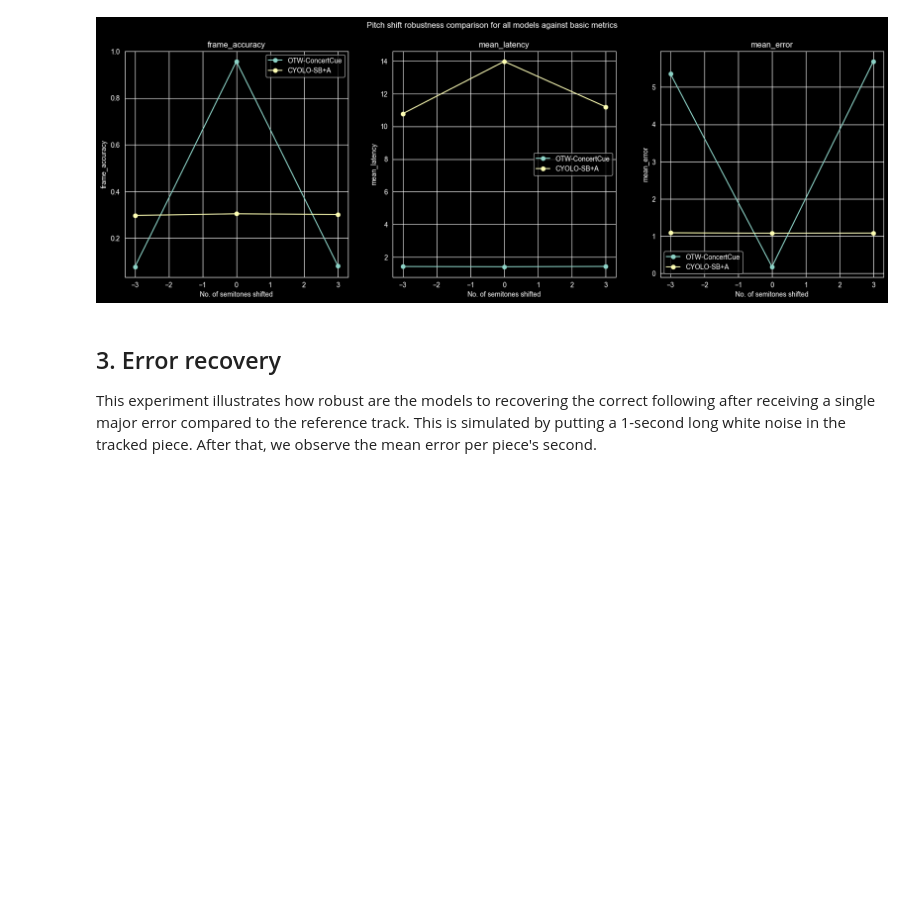
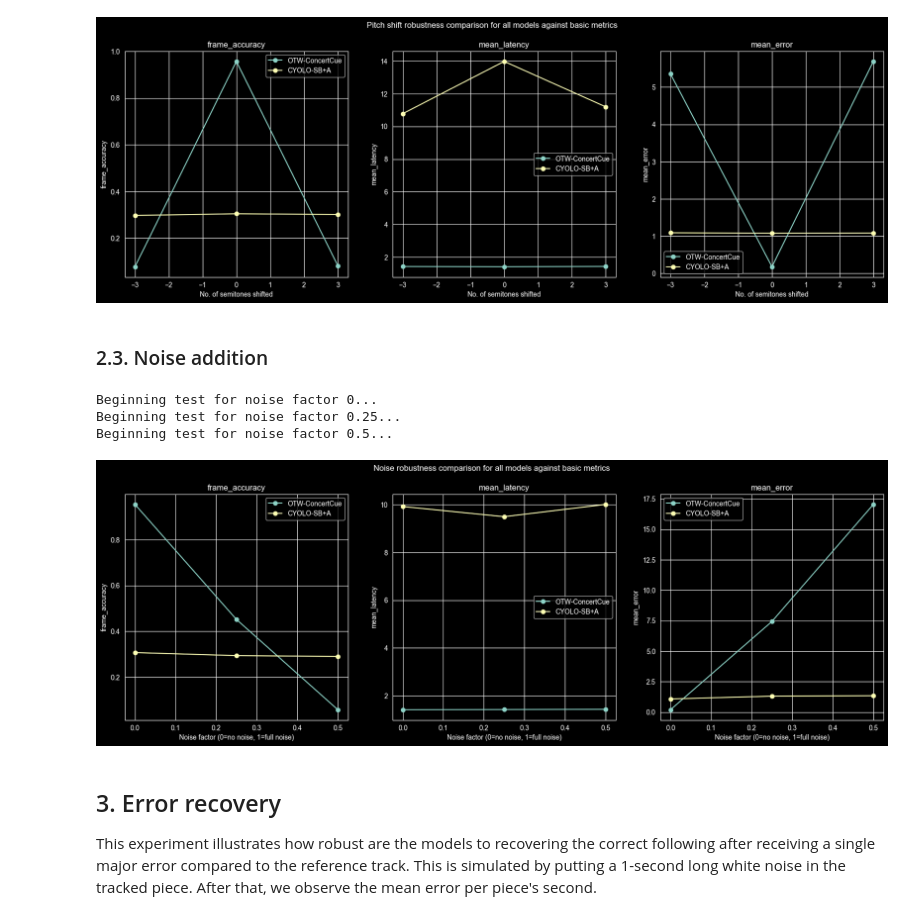
Before and after one commit to bkisly/score-following-eval, a Jupyter notebook: notebooks/experiments.ipynb, the cells around one changed output. Saved outputs shown, nothing was run; the diff lists cells and outputs as text; code cells hidden in the pictures; blank space fills up the shorter version.

Commit message:
add noise robustness experiment

```diff
--- a/notebooks/experiments.ipynb
+++ b/notebooks/experiments.ipynb
@@ -194,6 +194,33 @@ fig.show()
 fig.savefig(os.path.join(FIGURES_OUTPUT, "2.2_pitch.png"))
 # %% [output]
 [figure]
+# %% [markdown]
+### 2.3. Noise addition
+# %%
+noise_results = experiments_runner.test_noise_robustness(pieces, noise_factors=[0, 0.25, 0.5], verbose=True)
+# %% [output]
+Beginning test for noise factor 0...
+Beginning test for noise factor 0.25...
+Beginning test for noise factor 0.5...
+# %%
+fig, axes = plt.subplots(nrows=1, ncols=3, figsize=(20, 6))
+
+for i, metric_key in enumerate(BASIC_METRICS):
+    axes[i].set_title(metric_key.value)
+    axes[i].set_xlabel("Noise factor (0=no noise, 1=full noise)")
+    axes[i].set_ylabel(metric_key.value)
+
+    for model_name in noise_results:
+        l, v = extract_labels_and_values_for_experiment_variations(noise_results[model_name], metric_key)
+        axes[i].plot(l, v, label=model_name, marker="o")
+
+    axes[i].legend()
+
+fig.suptitle("Noise robustness comparison for all models against basic metrics")
+fig.show()
+fig.savefig(os.path.join(FIGURES_OUTPUT, "2.2_pitch.png"))
+# %% [output]
+[figure, added]
 # %% [markdown]
 ## 3. Error recovery
 
```
Also changed, not shown: 1 other file.
